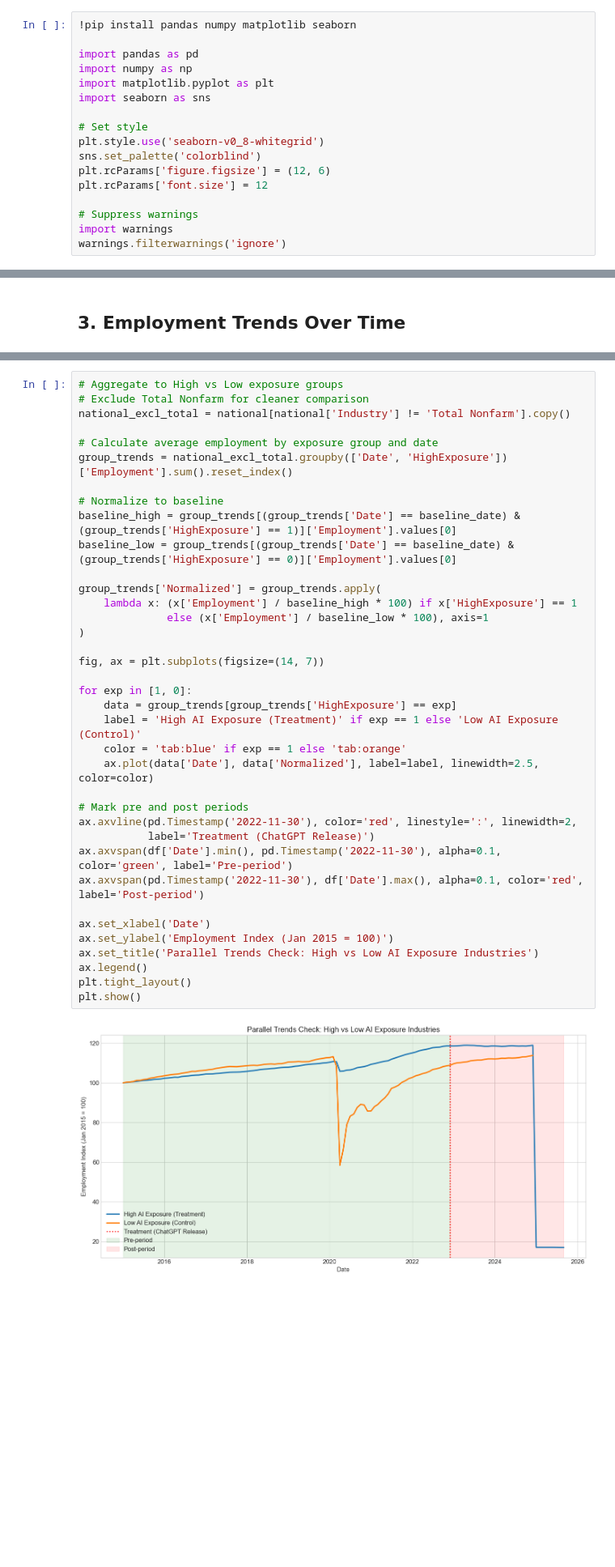
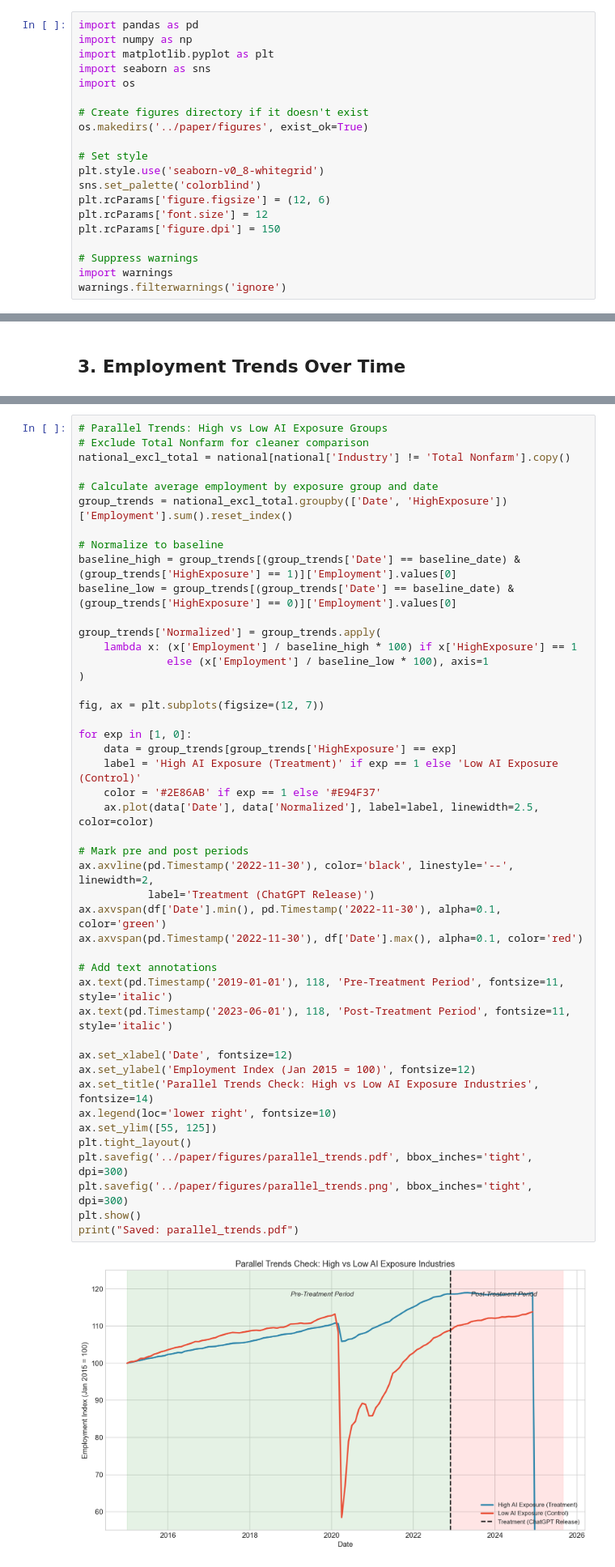
Before and after one commit to jeevanbhatta/AI_Effects_On_Labour_Market, a Jupyter notebook: analysis/preliminary_analysis.ipynb, the cells around one changed output, grey strips where cells are left out. Shown at 81% size. Cells and saved outputs as stored; diff of their text form; blank space fills up the shorter version.

```diff
--- a/analysis/preliminary_analysis.ipynb
+++ b/analysis/preliminary_analysis.ipynb
@@ -1,18 +1,21 @@
 # %% [markdown]
 ## 1. Setup and Data Loading
 # %%
-!pip install pandas numpy matplotlib seaborn
-
 import pandas as pd
 import numpy as np
 import matplotlib.pyplot as plt
 import seaborn as sns
+import os
+
+# Create figures directory if it doesn't exist
+os.makedirs('../paper/figures', exist_ok=True)
 
 # Set style
 plt.style.use('seaborn-v0_8-whitegrid')
 sns.set_palette('colorblind')
 plt.rcParams['figure.figsize'] = (12, 6)
 plt.rcParams['font.size'] = 12
+plt.rcParams['figure.dpi'] = 150
 
 # Suppress warnings
 import warnings
@@ -234,41 +225,49 @@ plt.show()
 
 A key assumption of DiD is that treatment and control groups would have followed parallel trends in the absence of treatment.
 # %%
-# Aggregate to High vs Low exposure groups
+# Parallel Trends: High vs Low AI Exposure Groups
 # Exclude Total Nonfarm for cleaner comparison
 national_excl_total = national[national['Industry'] != 'Total Nonfarm'].copy()
 
 # Calculate average employment by exposure group and date
 group_trends = national_excl_total.groupby(['Date', 'HighExposure'])['Employment'].sum().reset_index()
 
 # Normalize to baseline
 baseline_high = group_trends[(group_trends['Date'] == baseline_date) & (group_trends['HighExposure'] == 1)]['Employment'].values[0]
 baseline_low = group_trends[(group_trends['Date'] == baseline_date) & (group_trends['HighExposure'] == 0)]['Employment'].values[0]
 
 group_trends['Normalized'] = group_trends.apply(
     lambda x: (x['Employment'] / baseline_high * 100) if x['HighExposure'] == 1
               else (x['Employment'] / baseline_low * 100), axis=1
 )
 
-fig, ax = plt.subplots(figsize=(14, 7))
+fig, ax = plt.subplots(figsize=(12, 7))
 
 for exp in [1, 0]:
     data = group_trends[group_trends['HighExposure'] == exp]
     label = 'High AI Exposure (Treatment)' if exp == 1 else 'Low AI Exposure (Control)'
-    color = 'tab:blue' if exp == 1 else 'tab:orange'
+    color = '#2E86AB' if exp == 1 else '#E94F37'
     ax.plot(data['Date'], data['Normalized'], label=label, linewidth=2.5, color=color)
 
 # Mark pre and post periods
-ax.axvline(pd.Timestamp('2022-11-30'), color='red', linestyle=':', linewidth=2,
+ax.axvline(pd.Timestamp('2022-11-30'), color='black', linestyle='--', linewidth=2,
            label='Treatment (ChatGPT Release)')
-ax.axvspan(df['Date'].min(), pd.Timestamp('2022-11-30'), alpha=0.1, color='green', label='Pre-period')
-ax.axvspan(pd.Timestamp('2022-11-30'), df['Date'].max(), alpha=0.1, color='red', label='Post-period')
+ax.axvspan(df['Date'].min(), pd.Timestamp('2022-11-30'), alpha=0.1, color='green')
+ax.axvspan(pd.Timestamp('2022-11-30'), df['Date'].max(), alpha=0.1, color='red')
 
-ax.set_xlabel('Date')
-ax.set_ylabel('Employment Index (Jan 2015 = 100)')
-ax.set_title('Parallel Trends Check: High vs Low AI Exposure Industries')
-ax.legend()
+# Add text annotations
+ax.text(pd.Timestamp('2019-01-01'), 118, 'Pre-Treatment Period', fontsize=11, style='italic')
+ax.text(pd.Timestamp('2023-06-01'), 118, 'Post-Treatment Period', fontsize=11, style='italic')
+
+ax.set_xlabel('Date', fontsize=12)
+ax.set_ylabel('Employment Index (Jan 2015 = 100)', fontsize=12)
+ax.set_title('Parallel Trends Check: High vs Low AI Exposure Industries', fontsize=14)
+ax.legend(loc='lower right', fontsize=10)
+ax.set_ylim([55, 125])
 plt.tight_layout()
+plt.savefig('../paper/figures/parallel_trends.pdf', bbox_inches='tight', dpi=300)
+plt.savefig('../paper/figures/parallel_trends.png', bbox_inches='tight', dpi=300)
 plt.show()
+print("Saved: parallel_trends.pdf")
 # %% [output]
-[figure, old version]
+[figure, new version]
```
Also changed, not shown: parts of 7 cells of this notebook, 27 other files.
